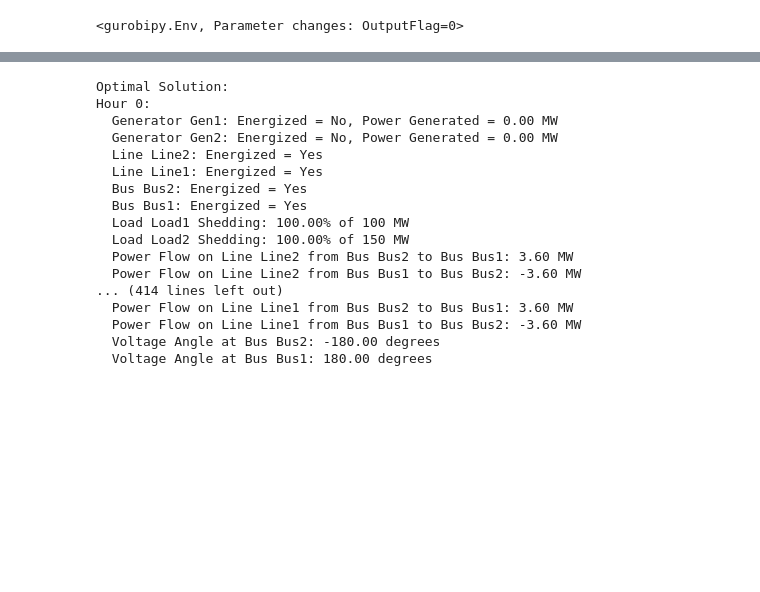
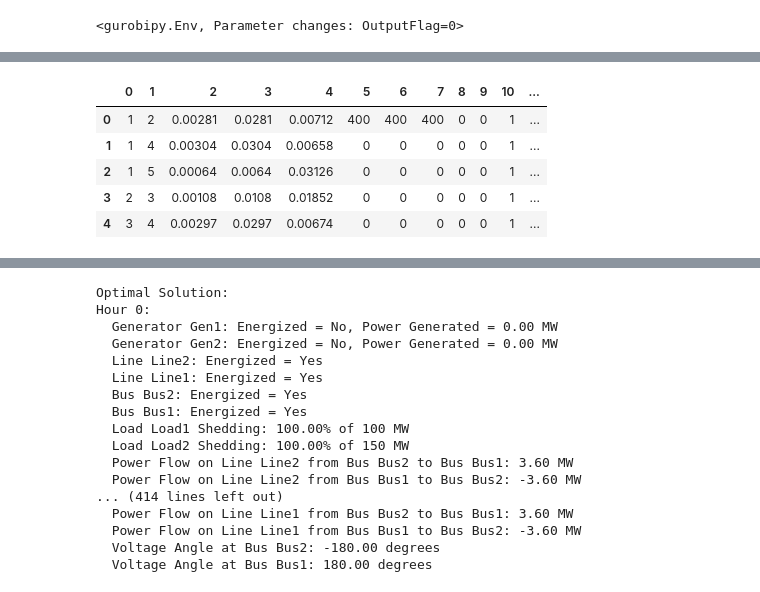
Before and after one commit to Ekatherian/IOE510-project, a Jupyter notebook: wildfire.ipynb, the cells around one changed output, grey strips where cells are left out. Drawn from its saved outputs; the diff is of its cells as text; code cells hidden in the pictures; blank space fills up the shorter version.

```diff
--- a/wildfire.ipynb
+++ b/wildfire.ipynb
@@ -9,0 +39,9 @@ env.start()
+# %%
+df_branch.head()
+# %% [output]
+|  | 0 | 1 | 2 | 3 | 4 | 5 | 6 | 7 | 8 | 9 | 10 | ... |
+| 0 | 1 | 2 | 0.00281 | 0.0281 | 0.00712 | 400 | 400 | 400 | 0 | 0 | 1 | ... |
+| 1 | 1 | 4 | 0.00304 | 0.0304 | 0.00658 | 0 | 0 | 0 | 0 | 0 | 1 | ... |
+| 2 | 1 | 5 | 0.00064 | 0.0064 | 0.03126 | 0 | 0 | 0 | 0 | 0 | 1 | ... |
+| 3 | 2 | 3 | 0.00108 | 0.0108 | 0.01852 | 0 | 0 | 0 | 0 | 0 | 1 | ... |
+| 4 | 3 | 4 | 0.00297 | 0.0297 | 0.00674 | 0 | 0 | 0 | 0 | 0 | 1 | ... |
```
Also changed, not shown: parts of 13 cells of this notebook.
